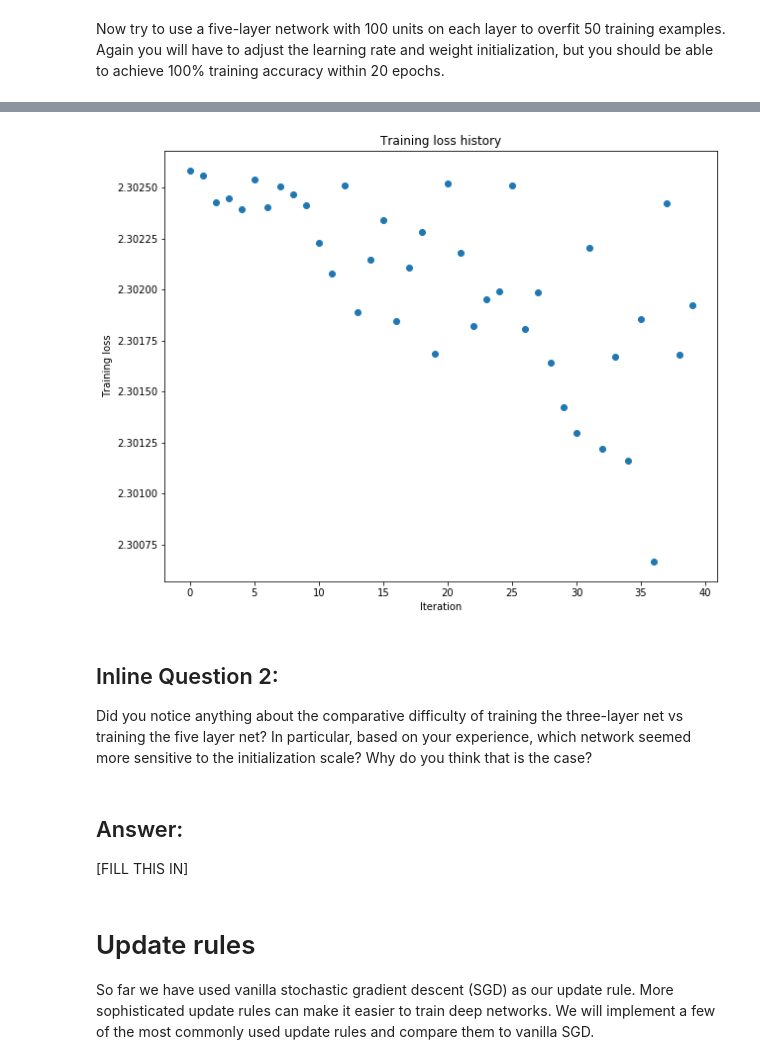
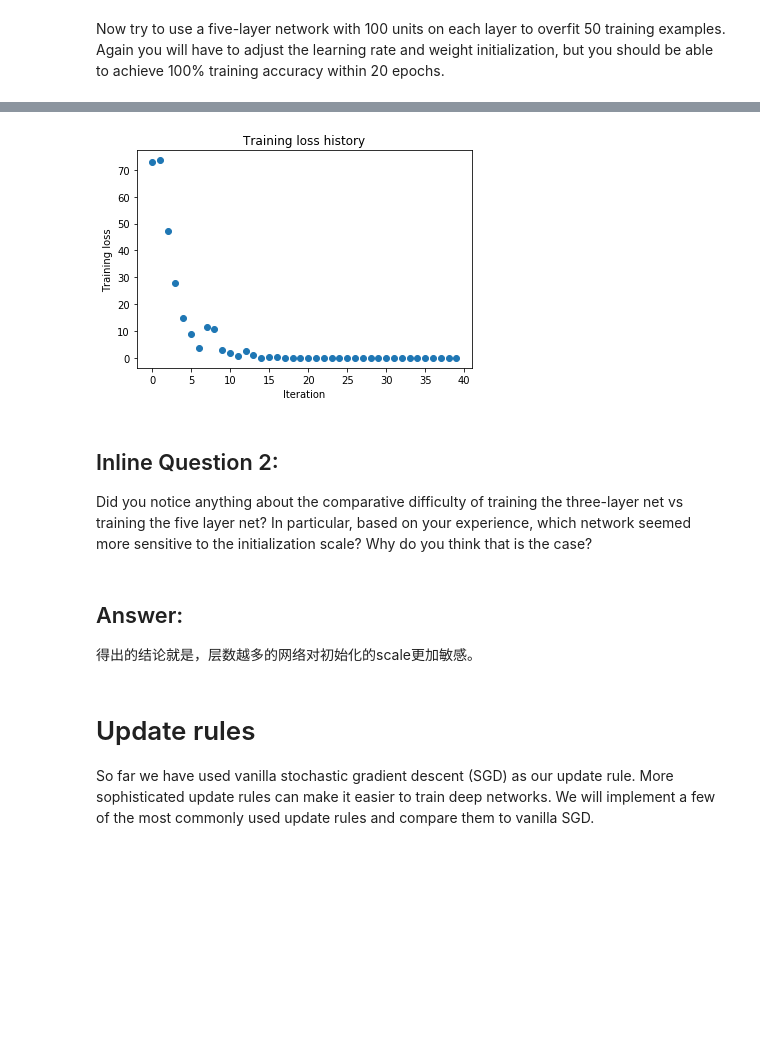
Before and after one commit to H-W-Huang/CXTWO3On, a Jupyter notebook: assignments/assignment2/FullyConnectedNets.ipynb, the cells around one changed output, grey strips where cells are left out. Drawn from its saved outputs; the diff is of its cells as text; code cells hidden in the pictures; blank space fills up the shorter version.

```diff
--- a/assignments/assignment2/FullyConnectedNets.ipynb
+++ b/assignments/assignment2/FullyConnectedNets.ipynb
@@ -498,8 +517,8 @@ small_data = {
   'y_val': data['y_val'],
 }
 
-learning_rate = 2e-3
-weight_scale = 1e-5
+learning_rate = 4e-4
+weight_scale = 1e-1
 model = FullyConnectedNet([100, 100, 100, 100],
                 weight_scale=weight_scale, dtype=np.float64)
 solver = Solver(model, small_data,
@@ -537,10 +556,10 @@ plt.show()
-[figure, old version]
+[figure, new version]
 # %% [markdown]
 ## Inline Question 2:
 Did you notice anything about the comparative difficulty of training the three-layer net vs training the five layer net? In particular, based on your experience, which network seemed more sensitive to the initialization scale? Why do you think that is the case?
-# %% [markdown]
-## Answer:
-[FILL THIS IN]
+# %% [markdown]
+## Answer:
+得出的结论就是，层数越多的网络对初始化的scale更加敏感。
 # %% [markdown]
 # Update rules
 So far we have used vanilla stochastic gradient descent (SGD) as our update rule. More sophisticated update rules can make it easier to train deep networks. We will implement a few of the most commonly used update rules and compare them to vanilla SGD.
```
Also changed, not shown: parts of 10 cells of this notebook, 2 other files.
